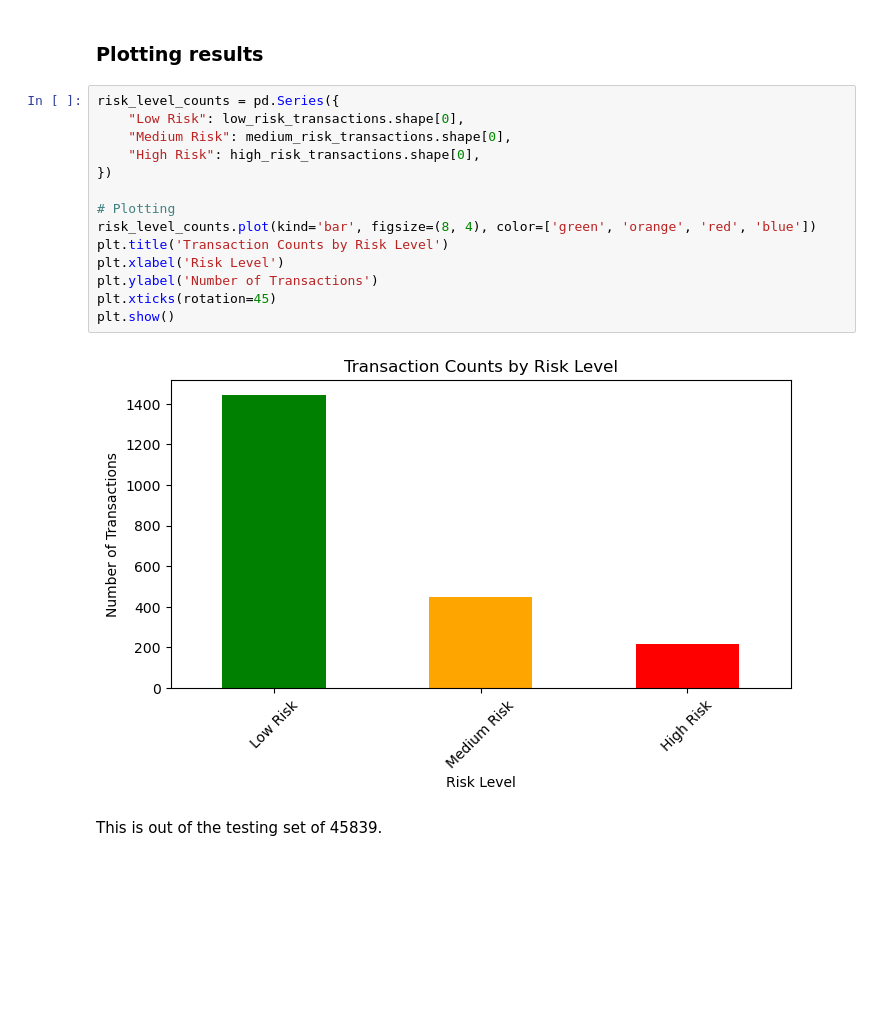
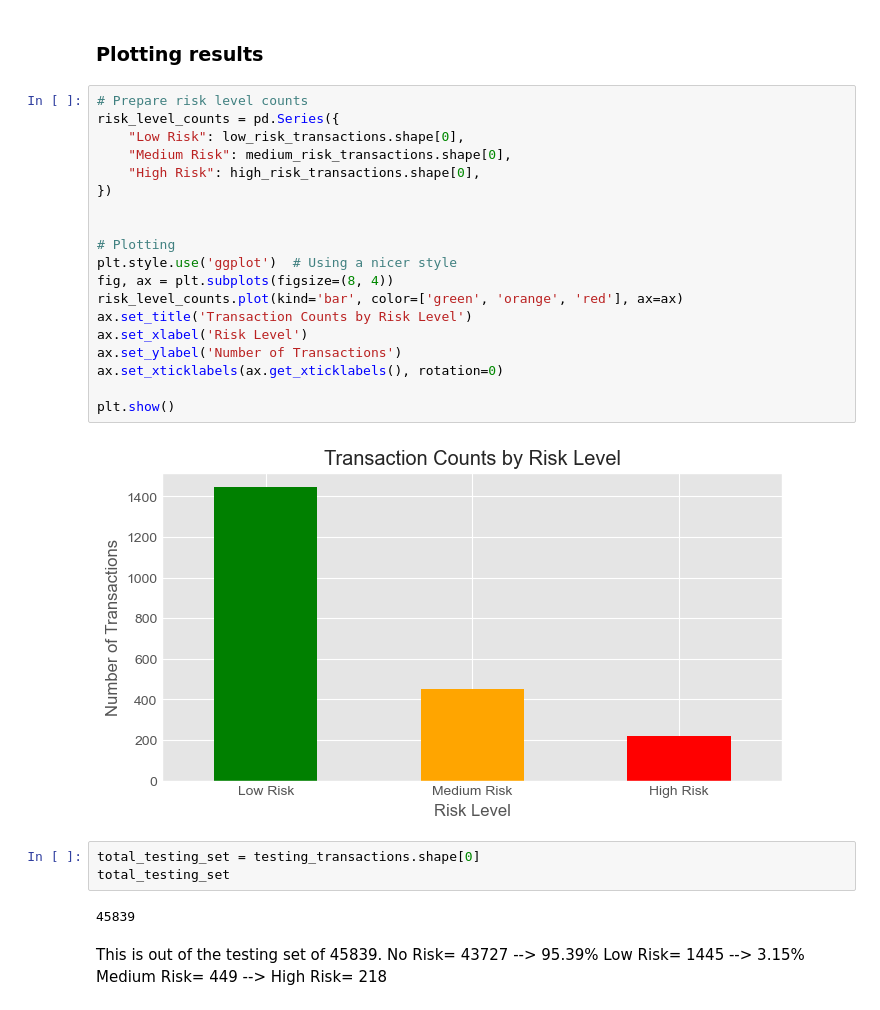
Before and after one commit to UoB-DSMP-2023-24/dsmp-2024-group27, a Jupyter notebook: AnomalyDetection/AnomalyDetection-Dataset2-Final .ipynb, the cells around one changed output. Drawn from its saved outputs; the diff is of its cells as text; blank space fills up the shorter version.

Commit message:
added some visualisations

```diff
--- a/AnomalyDetection/AnomalyDetection-Dataset2-Final .ipynb
+++ b/AnomalyDetection/AnomalyDetection-Dataset2-Final .ipynb
@@ -486,20 +483,34 @@ account
 # %% [markdown]
 ### Plotting results
-# %%
-risk_level_counts = pd.Series({
-    "Low Risk": low_risk_transactions.shape[0],
-    "Medium Risk": medium_risk_transactions.shape[0],
-    "High Risk": high_risk_transactions.shape[0],
-})
-
-# Plotting
-risk_level_counts.plot(kind='bar', figsize=(8, 4), color=['green', 'orange', 'red', 'blue'])
-plt.title('Transaction Counts by Risk Level')
-plt.xlabel('Risk Level')
-plt.ylabel('Number of Transactions')
-plt.xticks(rotation=45)
-plt.show()
-# %% [output]
-[figure, removed]
+# %%
+# Prepare risk level counts
+risk_level_counts = pd.Series({
+    "Low Risk": low_risk_transactions.shape[0],
+    "Medium Risk": medium_risk_transactions.shape[0],
+    "High Risk": high_risk_transactions.shape[0],
+})
+
+
+# Plotting
+plt.style.use('ggplot')  # Using a nicer style
+fig, ax = plt.subplots(figsize=(8, 4))
+risk_level_counts.plot(kind='bar', color=['green', 'orange', 'red'], ax=ax)
+ax.set_title('Transaction Counts by Risk Level')
+ax.set_xlabel('Risk Level')
+ax.set_ylabel('Number of Transactions')
+ax.set_xticklabels(ax.get_xticklabels(), rotation=0)
+
+plt.show()
+# %% [output]
+[figure, added]
+# %%
+total_testing_set = testing_transactions.shape[0]
+total_testing_set
+# %% [output]
+45839
 # %% [markdown]
 This is out of the testing set of 45839.
+No Risk= 43727 --> 95.39%
+Low Risk= 1445 --> 3.15%
+Medium Risk= 449 -->
+High Risk= 218
```
Also changed, not shown: parts of 46 cells of this notebook, 3 other files.
